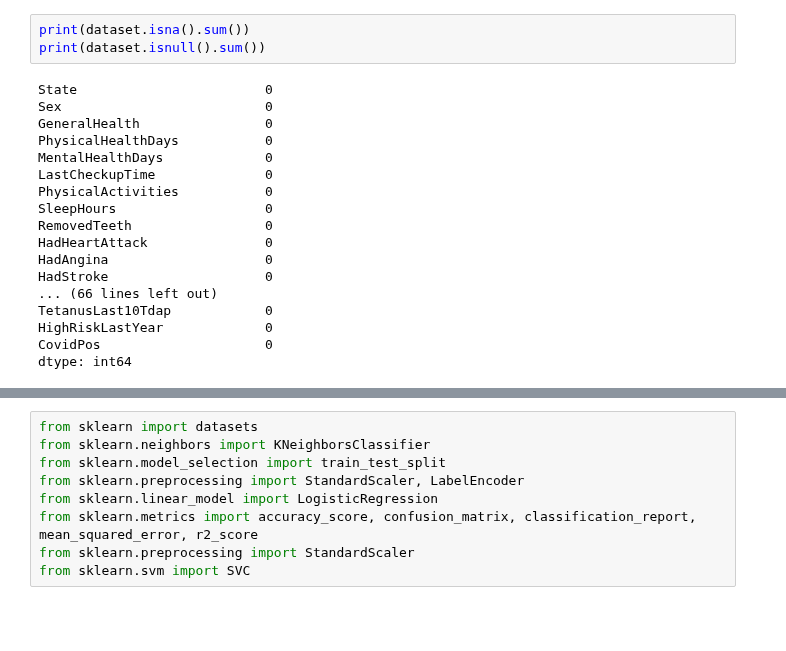
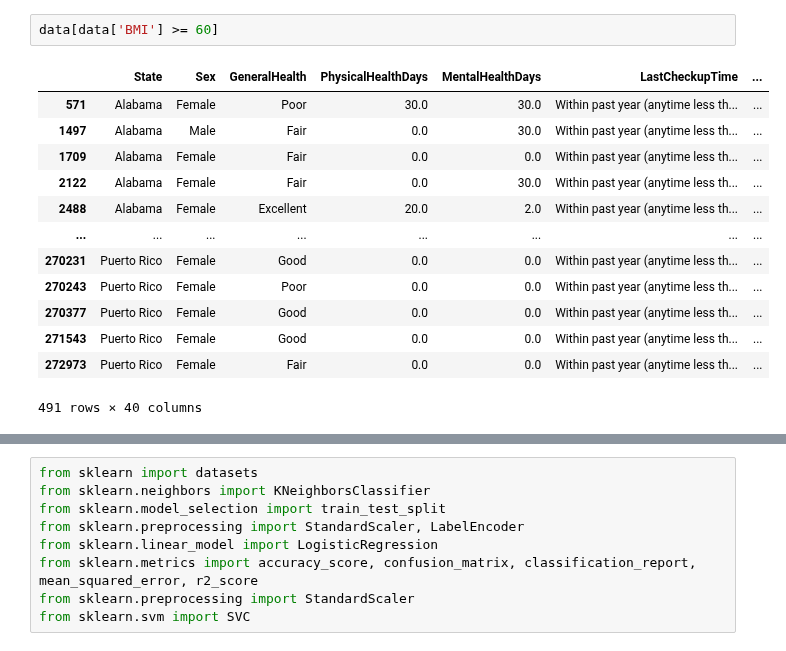
Before and after one commit to JaydenCJH/project_HD, a Jupyter notebook: KimYunSung_Logi_SVM.ipynb, the cells around one changed output, grey strips where cells are left out. Saved outputs shown, nothing was run; the diff lists cells and outputs as text; blank space fills up the shorter version.

```diff
--- a/KimYunSung_Logi_SVM.ipynb
+++ b/KimYunSung_Logi_SVM.ipynb
@@ -111,21 +45,16 @@ memory usage: 83.6+ MB
-# %%
-print(dataset.isna().sum())
-print(dataset.isnull().sum())
-# %% [output]
-State                        0
-Sex                          0
-GeneralHealth                0
-PhysicalHealthDays           0
-MentalHealthDays             0
-LastCheckupTime              0
-PhysicalActivities           0
-SleepHours                   0
-RemovedTeeth                 0
-HadHeartAttack               0
-HadAngina                    0
-HadStroke                    0
-... (66 lines left out)
-TetanusLast10Tdap            0
-HighRiskLastYear             0
-CovidPos                     0
-dtype: int64
+# %%
+data[data['BMI'] >= 60]
+# %% [output]
+|  | State | Sex | GeneralHealth | PhysicalHealthDays | MentalHealthDays | LastCheckupTime | ... |
+| 571 | Alabama | Female | Poor | 30.0 | 30.0 | Within past year (anytime less th... | ... |
+| 1497 | Alabama | Male | Fair | 0.0 | 30.0 | Within past year (anytime less th... | ... |
+| 1709 | Alabama | Female | Fair | 0.0 | 0.0 | Within past year (anytime less th... | ... |
+| 2122 | Alabama | Female | Fair | 0.0 | 30.0 | Within past year (anytime less th... | ... |
+| 2488 | Alabama | Female | Excellent | 20.0 | 2.0 | Within past year (anytime less th... | ... |
+| ... | ... | ... | ... | ... | ... | ... | ... |
+| 270231 | Puerto Rico | Female | Good | 0.0 | 0.0 | Within past year (anytime less th... | ... |
+| 270243 | Puerto Rico | Female | Poor | 0.0 | 0.0 | Within past year (anytime less th... | ... |
+| 270377 | Puerto Rico | Female | Good | 0.0 | 0.0 | Within past year (anytime less th... | ... |
+| 271543 | Puerto Rico | Female | Good | 0.0 | 0.0 | Within past year (anytime less th... | ... |
+| 272973 | Puerto Rico | Female | Fair | 0.0 | 0.0 | Within past year (anytime less th... | ... |
+491 rows × 40 columns
```
Also changed, not shown: parts of 49 cells of this notebook.
